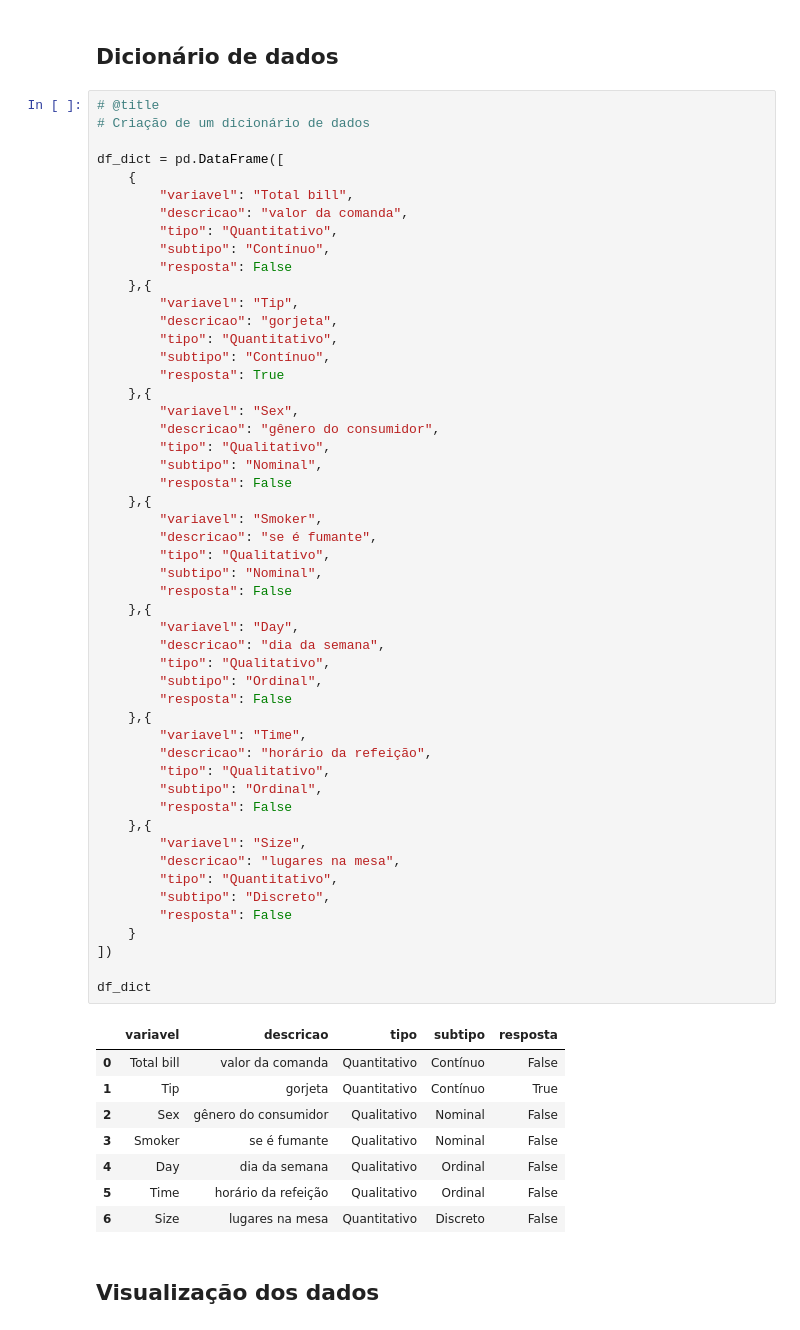
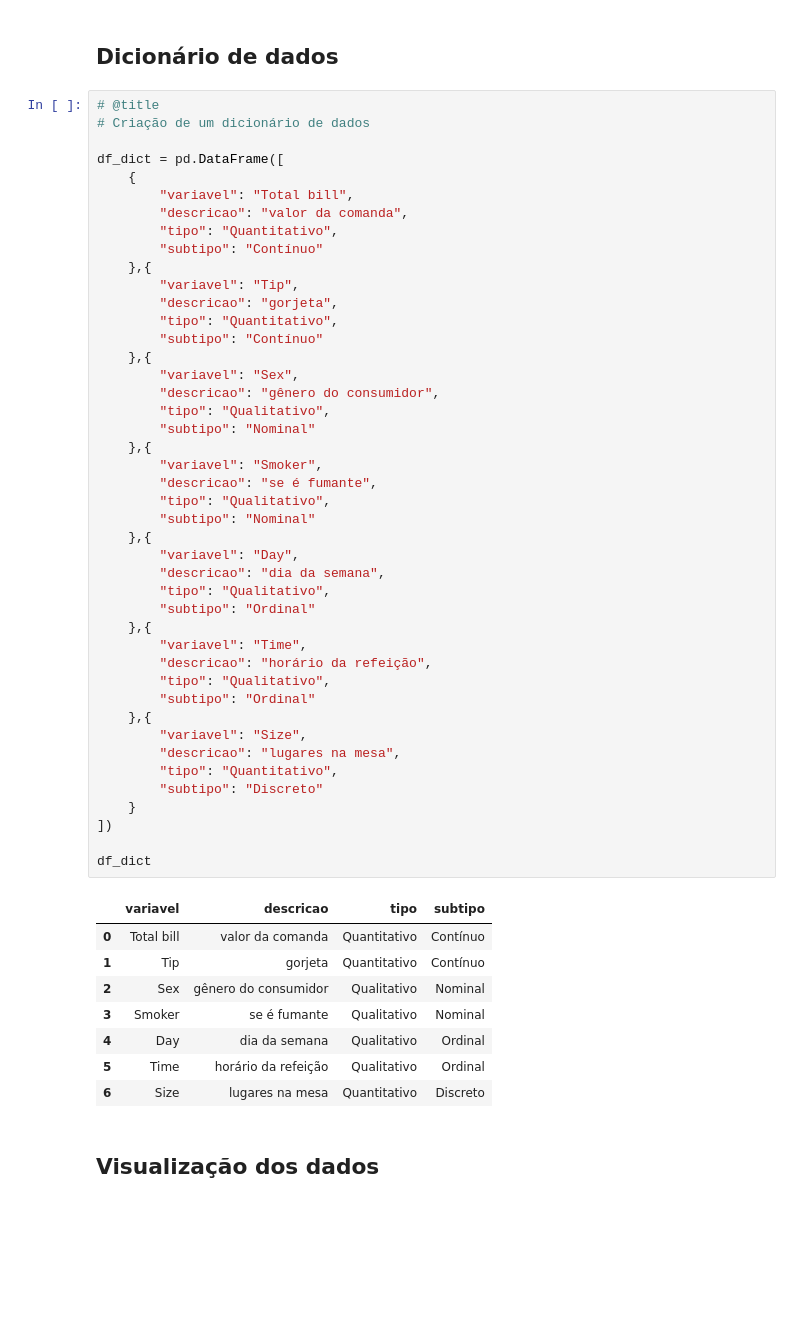
Before and after one commit to thaiisfaustino/bootcamp-atlantico-avanti, a Jupyter notebook: notebooks/02-estatistica-descritiva/Gorjetas.ipynb, the cells around one changed output. Saved outputs shown, nothing was run; the diff lists cells and outputs as text; blank space fills up the shorter version.

```diff
--- a/notebooks/02-estatistica-descritiva/Gorjetas.ipynb
+++ b/notebooks/02-estatistica-descritiva/Gorjetas.ipynb
@@ -60,57 +59,50 @@ df_dict = pd.DataFrame([
         "variavel": "Total bill",
         "descricao": "valor da comanda",
         "tipo": "Quantitativo",
-        "subtipo": "Contínuo",
-        "resposta": False
+        "subtipo": "Contínuo"
     },{
         "variavel": "Tip",
         "descricao": "gorjeta",
         "tipo": "Quantitativo",
-        "subtipo": "Contínuo",
-        "resposta": True
+        "subtipo": "Contínuo"
     },{
         "variavel": "Sex",
         "descricao": "gênero do consumidor",
         "tipo": "Qualitativo",
-        "subtipo": "Nominal",
-        "resposta": False
+        "subtipo": "Nominal"
     },{
         "variavel": "Smoker",
         "descricao": "se é fumante",
         "tipo": "Qualitativo",
-        "subtipo": "Nominal",
-        "resposta": False
+        "subtipo": "Nominal"
     },{
         "variavel": "Day",
         "descricao": "dia da semana",
         "tipo": "Qualitativo",
-        "subtipo": "Ordinal",
-        "resposta": False
+        "subtipo": "Ordinal"
     },{
         "variavel": "Time",
         "descricao": "horário da refeição",
         "tipo": "Qualitativo",
-        "subtipo": "Ordinal",
-        "resposta": False
+        "subtipo": "Ordinal"
     },{
         "variavel": "Size",
         "descricao": "lugares na mesa",
         "tipo": "Quantitativo",
-        "subtipo": "Discreto",
-        "resposta": False
+        "subtipo": "Discreto"
     }
 ])
 
 df_dict
 # %% [output]
-|  | variavel | descricao | tipo | subtipo | resposta |
-| 0 | Total bill | valor da comanda | Quantitativo | Contínuo | False |
-| 1 | Tip | gorjeta | Quantitativo | Contínuo | True |
-| 2 | Sex | gênero do consumidor | Qualitativo | Nominal | False |
-| 3 | Smoker | se é fumante | Qualitativo | Nominal | False |
-| 4 | Day | dia da semana | Qualitativo | Ordinal | False |
-| 5 | Time | horário da refeição | Qualitativo | Ordinal | False |
-| 6 | Size | lugares na mesa | Quantitativo | Discreto | False |
+|  | variavel | descricao | tipo | subtipo |
+| 0 | Total bill | valor da comanda | Quantitativo | Contínuo |
+| 1 | Tip | gorjeta | Quantitativo | Contínuo |
+| 2 | Sex | gênero do consumidor | Qualitativo | Nominal |
+| 3 | Smoker | se é fumante | Qualitativo | Nominal |
+| 4 | Day | dia da semana | Qualitativo | Ordinal |
+| 5 | Time | horário da refeição | Qualitativo | Ordinal |
+| 6 | Size | lugares na mesa | Quantitativo | Discreto |
 # %% [markdown]
 ## Visualização dos dados
 # %% [markdown]
```
Also changed, not shown: parts of 1 cell of this notebook, 3 other files.
